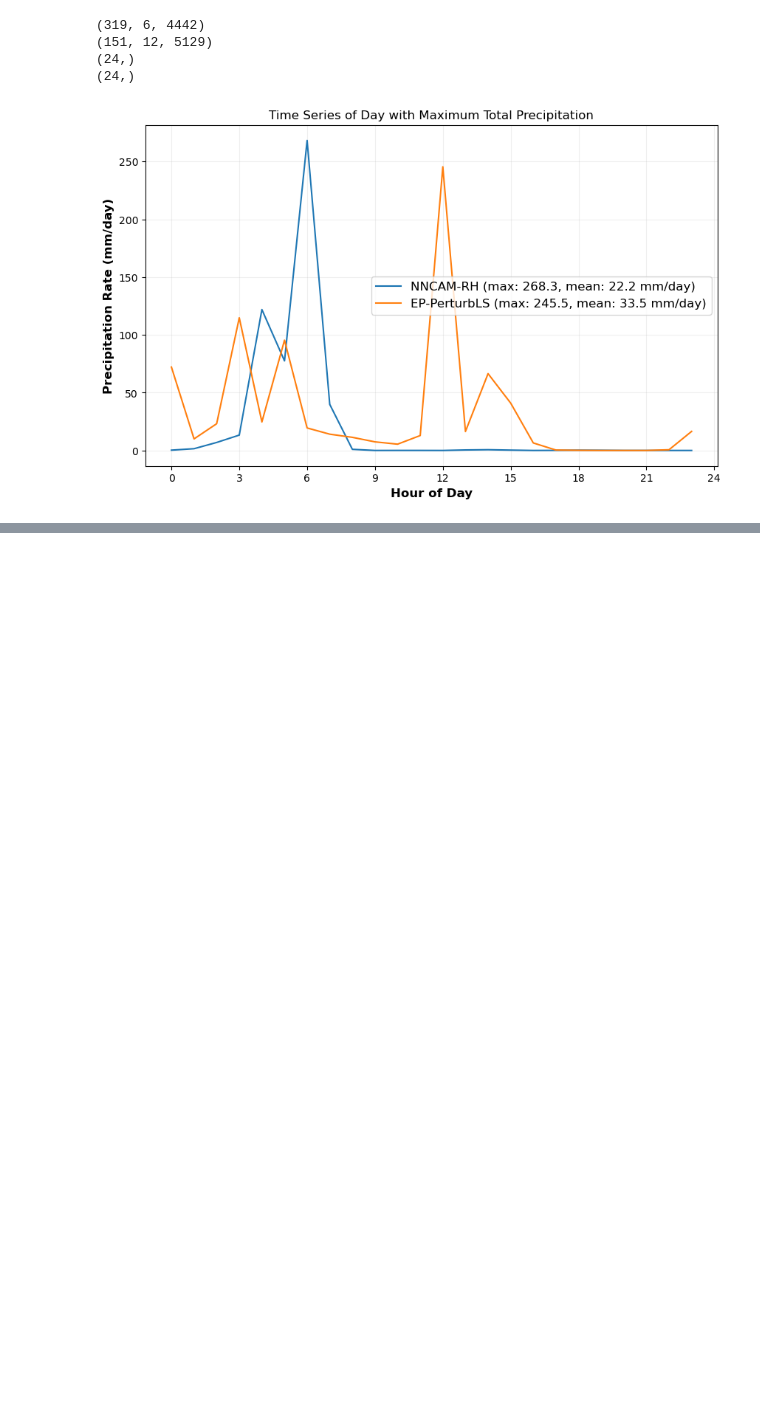
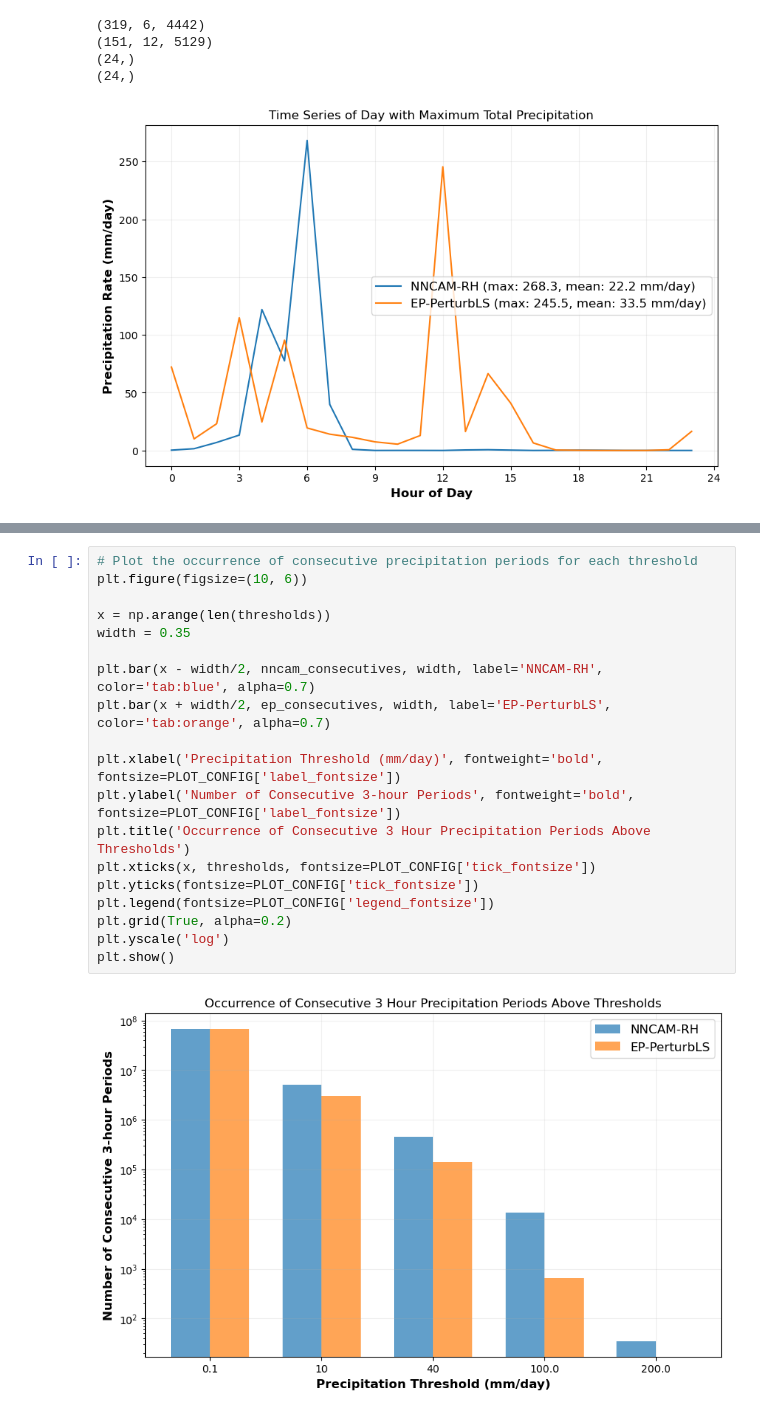
Before and after one commit to chenj209/clima_analysis, a Jupyter notebook: precipitation/precipitation_intensity.ipynb, the cells around one changed output, grey strips where cells are left out. Saved outputs shown, nothing was run; the diff lists cells and outputs as text; blank space fills up the shorter version.

```diff
--- a/precipitation/precipitation_intensity.ipynb
+++ b/precipitation/precipitation_intensity.ipynb
@@ -357,0 +409,21 @@ plt.show()
+# %%
+# Plot the occurrence of consecutive precipitation periods for each threshold
+plt.figure(figsize=(10, 6))
+
+x = np.arange(len(thresholds))
+width = 0.35
+
+plt.bar(x - width/2, nncam_consecutives, width, label='NNCAM-RH', color='tab:blue', alpha=0.7)
+plt.bar(x + width/2, ep_consecutives, width, label='EP-PerturbLS', color='tab:orange', alpha=0.7)
+
+plt.xlabel('Precipitation Threshold (mm/day)', fontweight='bold', fontsize=PLOT_CONFIG['label_fontsize'])
+plt.ylabel('Number of Consecutive 3-hour Periods', fontweight='bold', fontsize=PLOT_CONFIG['label_fontsize'])
+plt.title('Occurrence of Consecutive 3 Hour Precipitation Periods Above Thresholds')
+plt.xticks(x, thresholds, fontsize=PLOT_CONFIG['tick_fontsize'])
+plt.yticks(fontsize=PLOT_CONFIG['tick_fontsize'])
+plt.legend(fontsize=PLOT_CONFIG['legend_fontsize'])
+plt.grid(True, alpha=0.2)
+plt.yscale('log')
+plt.show()
+# %% [output]
+[figure, added]
```
Also changed, not shown: parts of 1 cell of this notebook.
